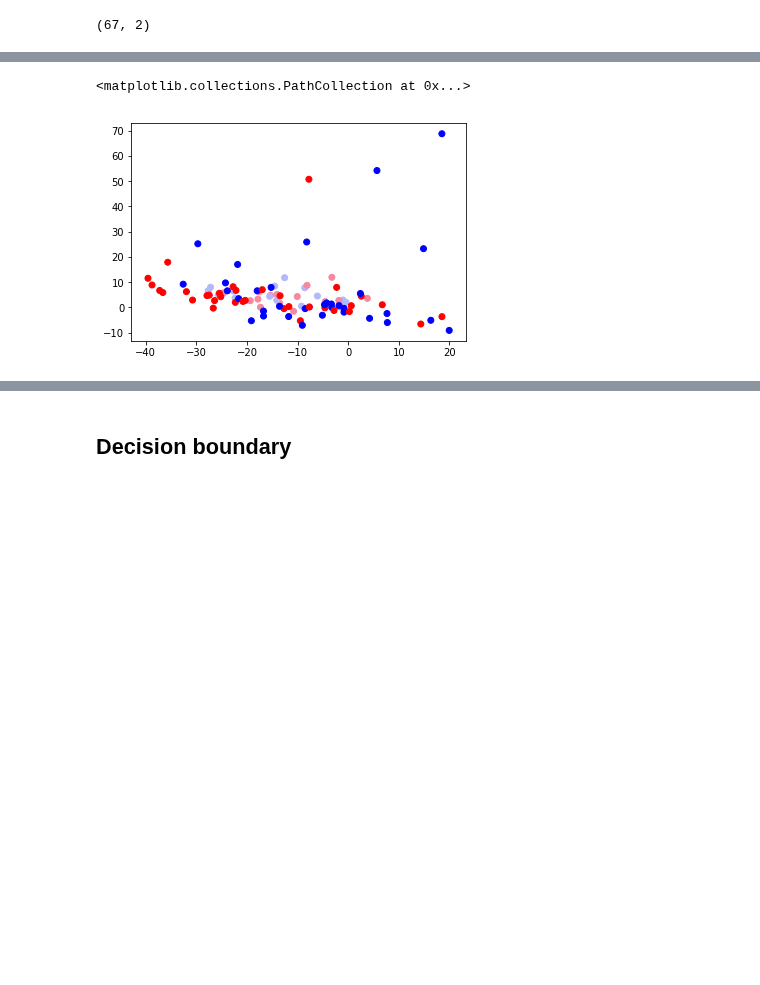
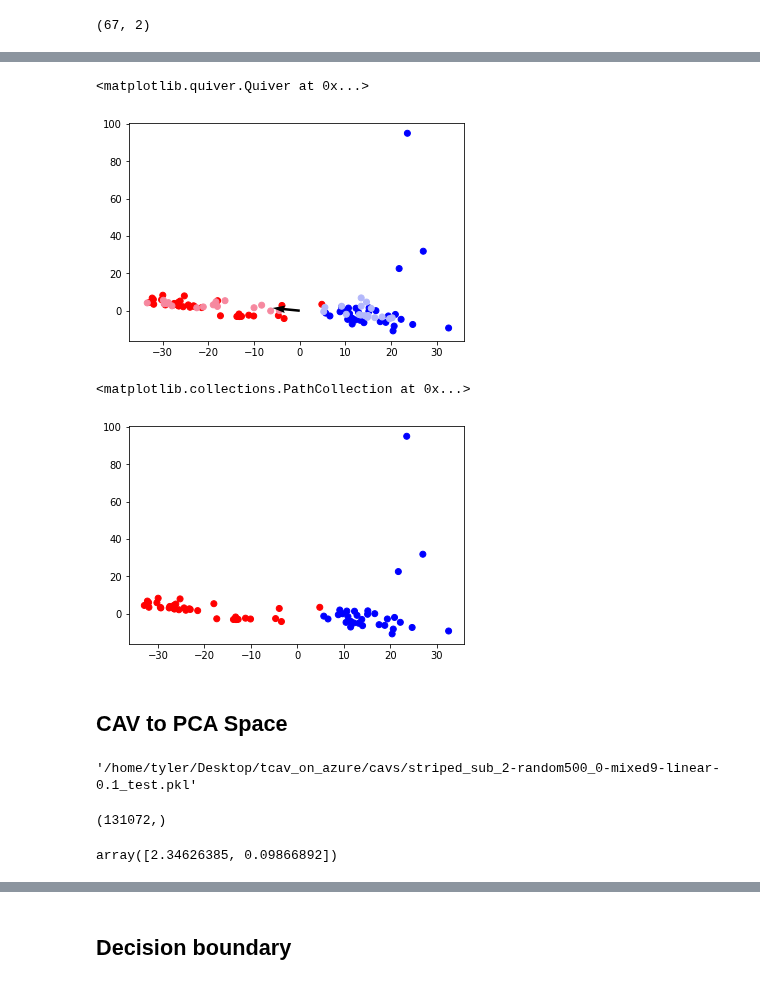
Before and after one commit to tyler-martin-12/tcav_on_azure, a Jupyter notebook: analyze_cavs_azure.ipynb, the cells around one changed output, grey strips where cells are left out. Drawn from its saved outputs; the diff is of its cells as text; code cells hidden in the pictures; blank space fills up the shorter version.

```diff
--- a/analyze_cavs_azure.ipynb
+++ b/analyze_cavs_azure.ipynb
@@ -173,6 +182,22 @@ plt.scatter(x1_test_pca, x2_test_pca, color = color_test_pca)
+# %%
+plt.scatter(x1_train_pca, x2_train_pca, color = color_train_pca)
+plt.scatter(x1_test_pca, x2_test_pca, color = color_test_pca)
+
+
+cav_pca = np.dot(pca_instance.components_, this_cav.T)
+origin = [0],[0]
+plt.quiver(*origin, cav_pca[0], cav_pca[1], color='black',scale=20)
+# %% [output]
+<matplotlib.quiver.Quiver at 0x...>
+[figure, added]
 # %%
-plt.scatter(x1_test_pca, x2_test_pca, color = color_test_pca)
 plt.scatter(x1_train_pca, x2_train_pca, color = color_train_pca)
 # %% [output]
 <matplotlib.collections.PathCollection at 0x...>
-[figure, old version]
+[figure, new version]
+# %% [markdown]
+## CAV to PCA Space
+# %%
+path
+# %% [output]
+'/home/tyler/Desktop/tcav_on_azure/cavs/striped_sub_2-random500_0-mixed9-linear-0.1_test.pkl'
@@ -178,0 +210,4 @@ plt.scatter(x1_train_pca, x2_train_pca, color = color_train_pca)
+# %%
+this_cav.shape
+# %% [output]
+(131072,)
@@ -178,0 +218,4 @@ plt.scatter(x1_train_pca, x2_train_pca, color = color_train_pca)
+# %%
+cav_pca
+# %% [output]
+array([2.34626385, 0.09866892])
```
Also changed, not shown: parts of 14 cells of this notebook, 3 other files.
